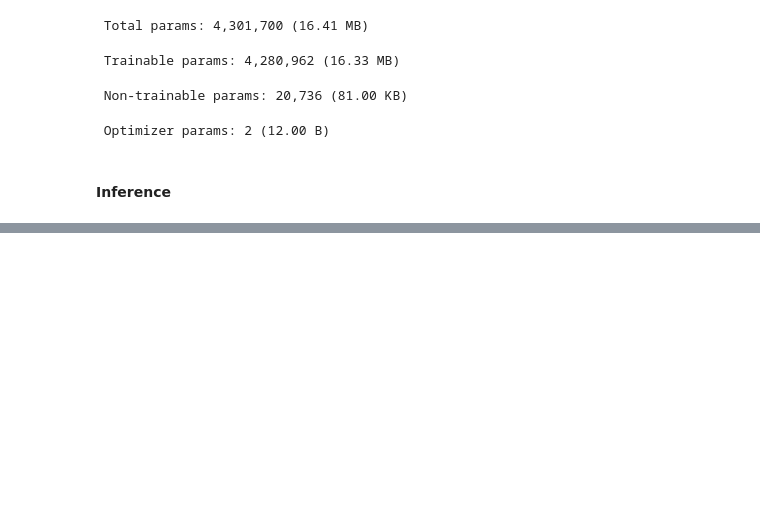
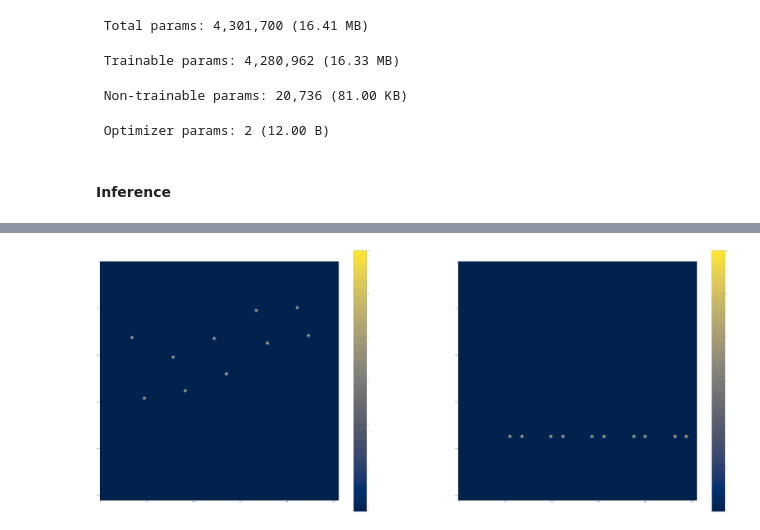
Before and after one commit to prashalruchiranga/Chart-Recognition, a Jupyter notebook: chart recognition.ipynb, the cells around one changed output, grey strips where cells are left out. Cells and saved outputs as stored; diff of their text form; code cells hidden in the pictures; blank space fills up the shorter version.

```diff
--- a/chart recognition.ipynb
+++ b/chart recognition.ipynb
@@ -239,0 +279,14 @@ plt.show()
+# %%
+# load two batches of train heatmaps
+heatmaps = sorted(glob(pathname='*.npz', root_dir=TRAIN_HEATMAPS_PATH))[0:2]
+train_heatmaps = [os.path.join(TRAIN_HEATMAPS_PATH, item) for item in heatmaps]
+train_heatmaps = np.concatenate([np.load(heatmap)['batch'] for heatmap in train_heatmaps], axis=0)
+heatmap = train_heatmaps[index]
+fig, axes = plt.subplots(1, 2, figsize=(100, 100))
+img1 = axes[0].imshow(tf.transpose(heatmap, perm=[2, 0, 1])[0], cmap='cividis',interpolation='nearest')
+img2 = axes[1].imshow(tf.transpose(heatmap, perm=[2, 0, 1])[1], cmap='cividis',interpolation='nearest')
+fig.colorbar(img1, ax=axes[0], shrink=0.4)
+fig.colorbar(img2, ax=axes[1], shrink=0.4)
+plt.show()
+# %% [output]
+[figure, added]
```
Also changed, not shown: parts of 22 cells of this notebook, 1 other file.
